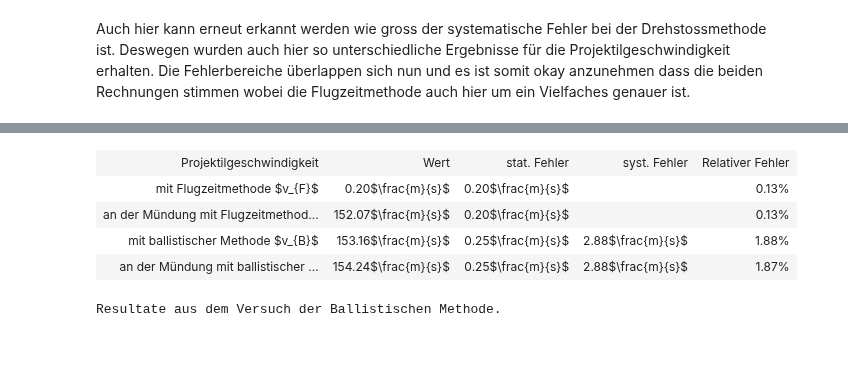
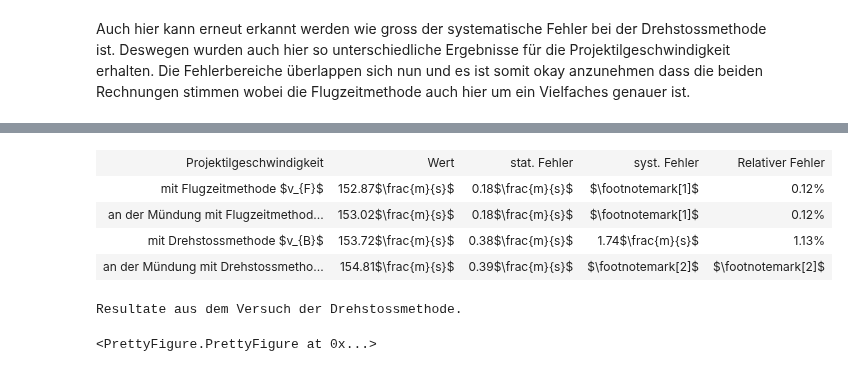
Before and after one commit to Yatekii/glal3, a Jupyter notebook: versuch2/M1.ipynb, the cells around one changed output, grey strips where cells are left out. Cells and saved outputs as stored; diff of their text form; code cells hidden in the pictures.

```diff
--- a/versuch2/M1.ipynb
+++ b/versuch2/M1.ipynb
@@ -743,47 +898,67 @@ Auch hier kann erneut erkannt werden wie gross der systematische Fehler bei der
 # %%
+# Show results
+
+v2_mean = v2_df.mean()
+v2_sem = v2_df.sem()
+v2_std = v2_df.std()
+
 values = [
     'mit Flugzeitmethode $v_{F}$',
     'an der Mündung mit Flugzeitmethode $v_{0,F}$',
-    'mit ballistischer Methode $v_{B}$',
-    'an der Mündung mit ballistischer Methode $v_{0,B}$',
+    'mit Drehstossmethode $v_{B}$',
+    'an der Mündung mit Drehstossmethode $v_{0,B}$',
 ]
 means = [
-    '{0:.2f}'.format(v1_sem['v_flug']) + r'$\frac{m}{s}$',
-    '{0:.2f}'.format(v1_mean['v_flug_muendung']) + r'$\frac{m}{s}$',
-    '{0:.2f}'.format(v1_mean['v_ballistic']) + r'$\frac{m}{s}$',
-    '{0:.2f}'.format(v1_mean['v_ballistic_muendung']) + r'$\frac{m}{s}$'
+    '{0:.2f}'.format(v2_mean['v_flug']) + r'$\frac{m}{s}$',
+    '{0:.2f}'.format(v2_mean['v_flug_muendung']) + r'$\frac{m}{s}$',
+    '{0:.2f}'.format(v2_mean['v_drehstoss']) + r'$\frac{m}{s}$',
+    '{0:.2f}'.format(v2_mean['v_drehstoss_muendung']) + r'$\frac{m}{s}$'
 ]
 sem = [
-    '{0:.2f}'.format(v1_sem['v_flug_muendung']) + r'$\frac{m}{s}$',
-    '{0:.2f}'.format(v1_sem['v_flug']) + r'$\frac{m}{s}$',
-    '{0:.2f}'.format(v1_sem['v_ballistic']) + r'$\frac{m}{s}$',
-    '{0:.2f}'.format(v1_sem['v_ballistic_muendung']) + r'$\frac{m}{s}$'
+    '{0:.2f}'.format(v2_sem['v_flug_muendung']) + r'$\frac{m}{s}$',
+    '{0:.2f}'.format(v2_sem['v_flug']) + r'$\frac{m}{s}$',
+    '{0:.2f}'.format(v2_sem['v_drehstoss']) + r'$\frac{m}{s}$',
+    '{0:.2f}'.format(v2_sem['v_drehstoss_muendung']) + r'$\frac{m}{s}$'
 ]
 syst = [
-    '',
-    '',
-    '{0:.2f}'.format(v1_systematic_error) + r'$\frac{m}{s}$',
-    '{0:.2f}'.format(v1_systematic_error) + r'$\frac{m}{s}$'
+    r'$\footnotemark[1]$',
+    r'$\footnotemark[1]$',
+    '{0:.2f}'.format(v2_systematic_error) + r'$\frac{m}{s}$',
+    r'$\footnotemark[2]$'
 ]
 rel = [
-    '{0:.2f}'.format(v1_sem['v_flug'] / v1_mean['v_flug'] * 100) + '%',
-    '{0:.2f}'.format(v1_sem['v_flug_muendung'] / v1_mean['v_flug_muendung'] * 100) + '%',
-    '{0:.2f}'.format(v1_systematic_error / v1_mean['v_ballistic'] * 100) + '%',
-    '{0:.2f}'.format(v1_systematic_error / v1_mean['v_ballistic_muendung'] * 100) + '%'
+    '{0:.2f}'.format(v2_sem['v_flug'] / v2_mean['v_flug'] * 100) + '%',
+    '{0:.2f}'.format(v2_sem['v_flug_muendung'] / v2_mean['v_flug_muendung'] * 100) + '%',
+    '{0:.2f}'.format(v2_systematic_error / v2_mean['v_drehstoss'] * 100) + '%',
+    r'$\footnotemark[2]$'
 ]
-v1_results_tbl = PrettyTable(list(zip(values, means, sem, syst, rel)), label='tab:resultat_ballistisch', caption='Resultate aus dem Versuch der Ballistischen Methode.', extra_header=[
+v2_results_tbl = PrettyTable(list(zip(values, means, sem, syst, rel)), label='tab:resultat_drehstoss', caption='Resultate aus dem Versuch der Drehstossmethode.', extra_header=[
         'Projektilgeschwindigkeit',
         'Wert',
         'stat. Fehler',
         'syst. Fehler',
         'Relativer Fehler'
-    ])
-v1_results_tbl.show()
+    ], entries_per_column=4)
+v2_results_tbl.show()
 # %% [output]
 | Projektilgeschwindigkeit | Wert | stat. Fehler | syst. Fehler | Relativer Fehler |
-| mit Flugzeitmethode $v_{F}$ | 0.20$\frac{m}{s}$ | 0.20$\frac{m}{s}$ |  | 0.13% |
-| an der Mündung mit Flugzeitmethod... | 152.07$\frac{m}{s}$ | 0.20$\frac{m}{s}$ |  | 0.13% |
-| mit ballistischer Methode $v_{B}$ | 153.16$\frac{m}{s}$ | 0.25$\frac{m}{s}$ | 2.88$\frac{m}{s}$ | 1.88% |
-| an der Mündung mit ballistischer ... | 154.24$\frac{m}{s}$ | 0.25$\frac{m}{s}$ | 2.88$\frac{m}{s}$ | 1.87% |
+| mit Flugzeitmethode $v_{F}$ | 152.87$\frac{m}{s}$ | 0.18$\frac{m}{s}$ | $\footnotemark[1]$ | 0.12% |
+| an der Mündung mit Flugzeitmethod... | 153.02$\frac{m}{s}$ | 0.18$\frac{m}{s}$ | $\footnotemark[1]$ | 0.12% |
+| mit Drehstossmethode $v_{B}$ | 153.72$\frac{m}{s}$ | 0.38$\frac{m}{s}$ | 1.74$\frac{m}{s}$ | 1.13% |
+| an der Mündung mit Drehstossmetho... | 154.81$\frac{m}{s}$ | 0.39$\frac{m}{s}$ | $\footnotemark[2]$ | $\footnotemark[2]$ |
-Resultate aus dem Versuch der Ballistischen Methode.
+Resultate aus dem Versuch der Drehstossmethode.
+# %%
+# Plot ratio a
+
+ax = v2_df.plot(kind='scatter', x='measurement', y='a', label='errechnetes Verhältnis $a_i = V_{F,i}/V_{D,i}$')
+plt.axhline(y=v2_mean['a'], axes=ax, label='Mittelwert des Verhältnisses a', color='green')
+plt.axhline(y=1, axes=ax, label='Erwarteter Wert 1', color='purple')
+plt.xlabel('Messung')
+plt.legend(bbox_to_anchor=(0.02, 0.98), loc=2, borderaxespad=0.2)
+plt.close(ax.figure)
+
+figure = PrettyFigure(ax.figure, label='fig:laufzeiten_luft_v_drehstoss_mean_ratio', caption='Die mittleren Geschwindigkeiten errechnet mit der Flugzeit- und der Drehstossmethode an Mündung im Verhältnis dargestellt und ihr erwarteter Wert von 1 zum Vergleich.')
+figure.show()
+# %% [output]
+<PrettyFigure.PrettyFigure at 0x...>
 # %% [markdown]
```
Also changed, not shown: parts of 27 cells of this notebook, 31 other files.
